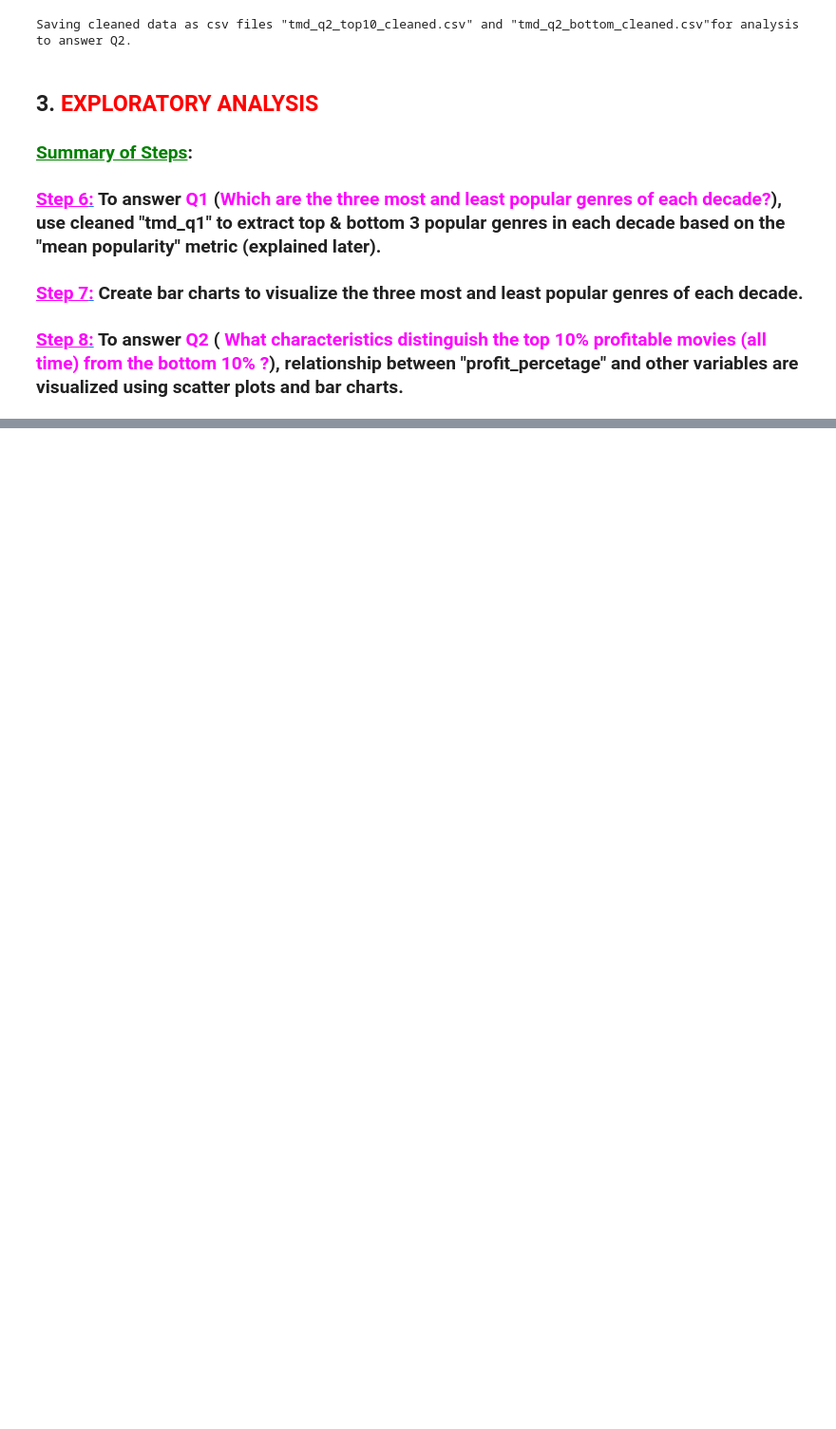
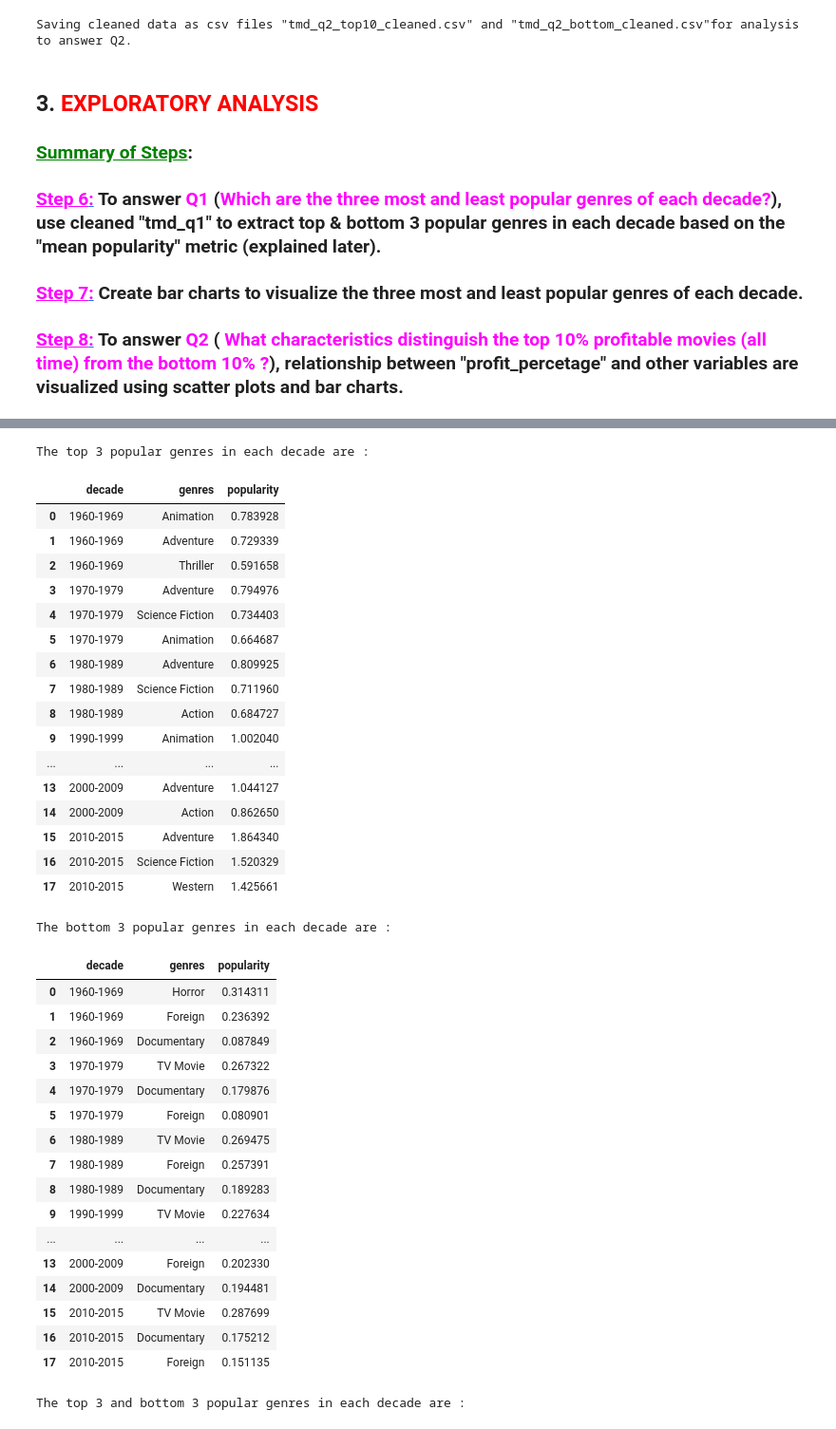
Before and after one commit to BalavishnuUdayakumar/EDA_TMDb, a Jupyter notebook: Exploratory_Data_Analysis_of_TMDb_dataset.ipynb, the cells around one changed output, grey strips where cells are left out. Shown at 95% size. Saved outputs shown, nothing was run; the diff lists cells and outputs as text; code cells hidden in the pictures; blank space fills up the shorter version.

```diff
--- a/Exploratory_Data_Analysis_of_TMDb_dataset.ipynb
+++ b/Exploratory_Data_Analysis_of_TMDb_dataset.ipynb
@@ -977,0 +1046,12 @@ Saving cleaned data as csv files "tmd_q2_top10_cleaned.csv" and "tmd_q2_bottom_c
+# %%
+# "tmd_q1_decade" is used to extract top and bottom 3 popular genres in a decade
+
+print('\033[4m' + '\033[1m' + 'Top 3 popular genres from 1960-1969 are' \
+      + '\033[0m'+ '\033[0m' + ' :')
+tmd_q1_decade_top3 = tmd_q1_decade.iloc[:3,:]
+tmd_q1_decade_top3
+
+print('\033[4m' + '\033[1m' + 'Bootom 3 popular genres from 1960-1969 are' \
+      + '\033[0m'+ '\033[0m' + ' :')
+tmd_q1_decade_bottom3 = tmd_q1_decade.iloc[-3:,:]
+tmd_q1_decade_bottom3
@@ -977,0 +1098,58 @@ Saving cleaned data as csv files "tmd_q2_top10_cleaned.csv" and "tmd_q2_bottom_c
+# %%
+# the top and bottom 3 popular genres in each decade are displayed in separate tables.
+# also, they are compiled into a single table "tmd_q1_top3_bottom3" in long format
+# for generating visualizations.
+
+print('\033[4m' + '\033[1m' + 'The top 3 popular genres in each decade are' + \
+      '\033[0m'+ '\033[0m' + ' :')
+tmd_q1_decade_top3.reset_index(drop = True, inplace = True)
+tmd_q1_decade_top3
+
+print('\033[4m' + '\033[1m' + 'The bottom 3 popular genres in each decade are' \
+      + '\033[0m'+ '\033[0m' + ' :')
+tmd_q1_decade_bottom3.reset_index(drop = True, inplace = True)
+tmd_q1_decade_bottom3
+
+print('\033[4m' + '\033[1m' + 'The top 3 and bottom 3 popular genres in each \
+decade are' + '\033[0m'+ '\033[0m' + ' :')
+tmd_q1_top3_bottom3 = pd.concat([tmd_q1_decade_top3, tmd_q1_decade_bottom3])
+tmd_q1_top3_bottom3.reset_index(drop = True, inplace = True)
+tmd_q1_top3_bottom3
+# %% [output]
+The top 3 popular genres in each decade are :
+|  | decade | genres | popularity |
+| 0 | 1960-1969 | Animation | 0.783928 |
+| 1 | 1960-1969 | Adventure | 0.729339 |
+| 2 | 1960-1969 | Thriller | 0.591658 |
+| 3 | 1970-1979 | Adventure | 0.794976 |
+| 4 | 1970-1979 | Science Fiction | 0.734403 |
+| 5 | 1970-1979 | Animation | 0.664687 |
+| 6 | 1980-1989 | Adventure | 0.809925 |
+| 7 | 1980-1989 | Science Fiction | 0.711960 |
+| 8 | 1980-1989 | Action | 0.684727 |
+| 9 | 1990-1999 | Animation | 1.002040 |
+| ... | ... | ... | ... |
+| 13 | 2000-2009 | Adventure | 1.044127 |
+| 14 | 2000-2009 | Action | 0.862650 |
+| 15 | 2010-2015 | Adventure | 1.864340 |
+| 16 | 2010-2015 | Science Fiction | 1.520329 |
+| 17 | 2010-2015 | Western | 1.425661 |
+The bottom 3 popular genres in each decade are :
+|  | decade | genres | popularity |
+| 0 | 1960-1969 | Horror | 0.314311 |
+| 1 | 1960-1969 | Foreign | 0.236392 |
+| 2 | 1960-1969 | Documentary | 0.087849 |
+| 3 | 1970-1979 | TV Movie | 0.267322 |
+| 4 | 1970-1979 | Documentary | 0.179876 |
+| 5 | 1970-1979 | Foreign | 0.080901 |
+| 6 | 1980-1989 | TV Movie | 0.269475 |
+| 7 | 1980-1989 | Foreign | 0.257391 |
+| 8 | 1980-1989 | Documentary | 0.189283 |
+| 9 | 1990-1999 | TV Movie | 0.227634 |
+| ... | ... | ... | ... |
+| 13 | 2000-2009 | Foreign | 0.202330 |
+| 14 | 2000-2009 | Documentary | 0.194481 |
+| 15 | 2010-2015 | TV Movie | 0.287699 |
+| 16 | 2010-2015 | Documentary | 0.175212 |
+| 17 | 2010-2015 | Foreign | 0.151135 |
+The top 3 and bottom 3 popular genres in each decade are :
```
Also changed, not shown: parts of 7 cells of this notebook.
